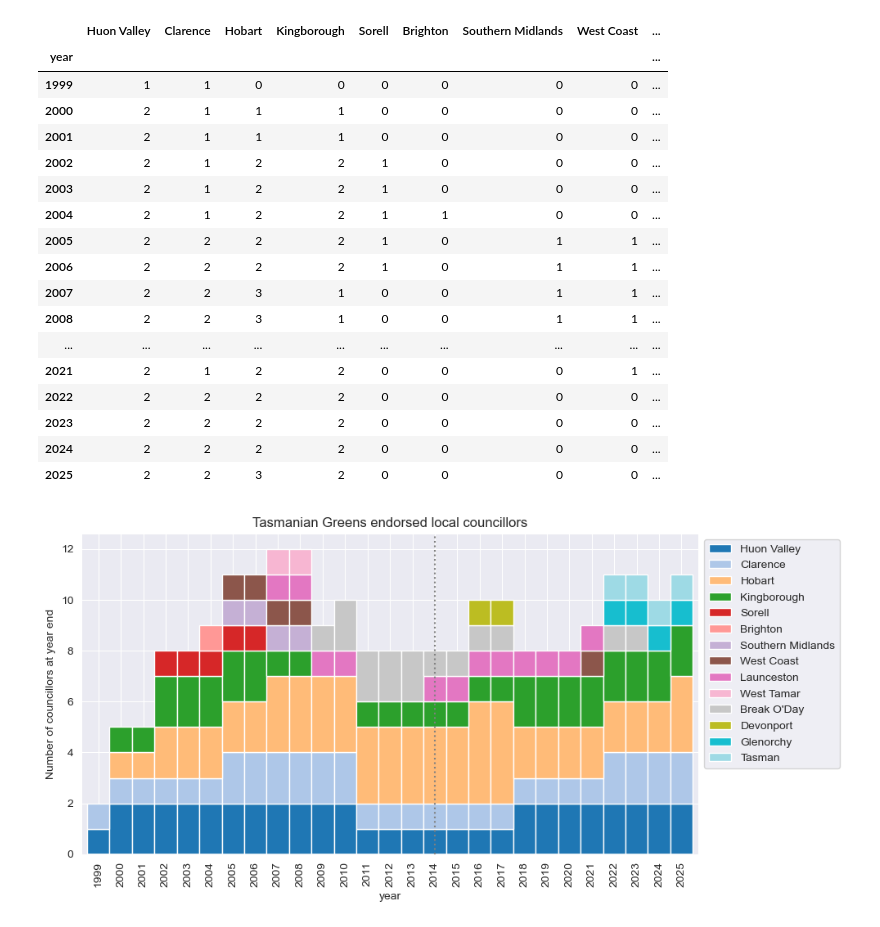
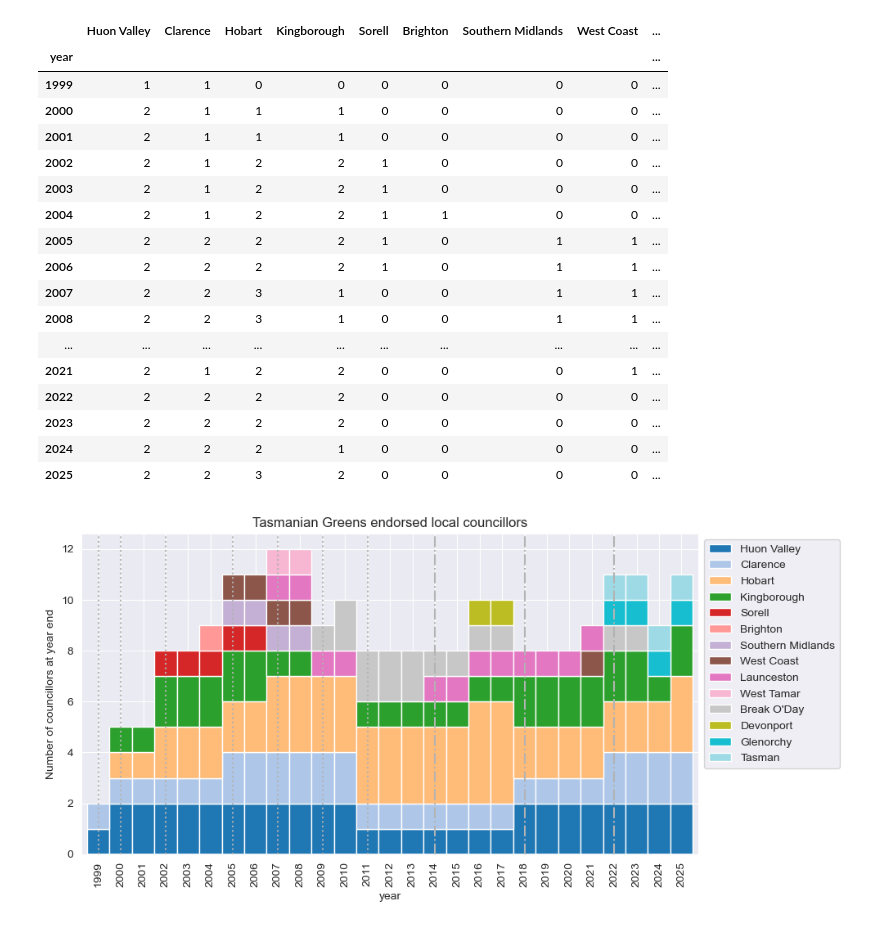
Before and after one commit to DamienIrving/election-analysis, a Jupyter notebook: analysis/local_councillors.ipynb, the cells around one changed output. Cells and saved outputs as stored; diff of their text form; code cells hidden in the pictures.

```diff
--- a/analysis/local_councillors.ipynb
+++ b/analysis/local_councillors.ipynb
@@ -48,9 +48,11 @@ councillors['Kingborough'] = {
     "Michele Higgins": np.arange(2005, 2009),
     "Julian Bush (Term 2)": np.arange(2011, 2014),
     "Richard Atkinson": np.arange(2014, 2019),
-    "Gideon Cordover": np.arange(2019, 2026),
+    "Gideon Cordover (Part 1)": np.arange(2019, 2024),
+    "Gideon Cordover (Part 2)": np.arange(2025, 2026),
     "Amanda Midgley": np.arange(2018, 2026),
 }
+# Gideon Cordover was not a member of the Greens from mid 2024 to mid 2025 for employment reasons
 
 councillors['Sorell'] = {
     "Sharon Prior": np.arange(2002, 2007),
@@ -141,16 +143,25 @@ df
 | 2021 | 2 | 1 | 2 | 2 | 0 | 0 | 0 | 1 | ... |
 | 2022 | 2 | 2 | 2 | 2 | 0 | 0 | 0 | 0 | ... |
 | 2023 | 2 | 2 | 2 | 2 | 0 | 0 | 0 | 0 | ... |
-| 2024 | 2 | 2 | 2 | 2 | 0 | 0 | 0 | 0 | ... |
+| 2024 | 2 | 2 | 2 | 1 | 0 | 0 | 0 | 0 | ... |
 | 2025 | 2 | 2 | 3 | 2 | 0 | 0 | 0 | 0 | ... |
 # %%
 ax = df.plot(kind='bar', stacked=True, figsize=(10,5), width=1, colormap='tab20')
 ax.legend(loc='upper left', bbox_to_anchor=(1.0, 1.0))
 plt.title("Tasmanian Greens endorsed local councillors")
 plt.ylabel("Number of councillors at year end")
-plt.axvline(x=15, color='grey', linestyle=':')
+plt.axvline(x=1999-1999, color='0.7', linestyle=':')
+plt.axvline(x=2000-1999, color='0.7', linestyle=':')
+plt.axvline(x=2002-1999, color='0.7', linestyle=':')
+plt.axvline(x=2005-1999, color='0.7', linestyle=':')
+plt.axvline(x=2007-1999, color='0.7', linestyle=':')
+plt.axvline(x=2009-1999, color='0.7', linestyle=':')
+plt.axvline(x=2011-1999, color='0.7', linestyle=':')
+plt.axvline(x=2014-1999, color='0.7', linestyle='dashdot')
+plt.axvline(x=2018-1999, color='0.7', linestyle='dashdot')
+plt.axvline(x=2022-1999, color='0.7', linestyle='dashdot')
 plt.tight_layout()
 plt.savefig('local_councillors.png', dpi=300, bbox_inches='tight')
 plt.show()
 # %% [output]
-[figure, old version]
+[figure, new version]
```
